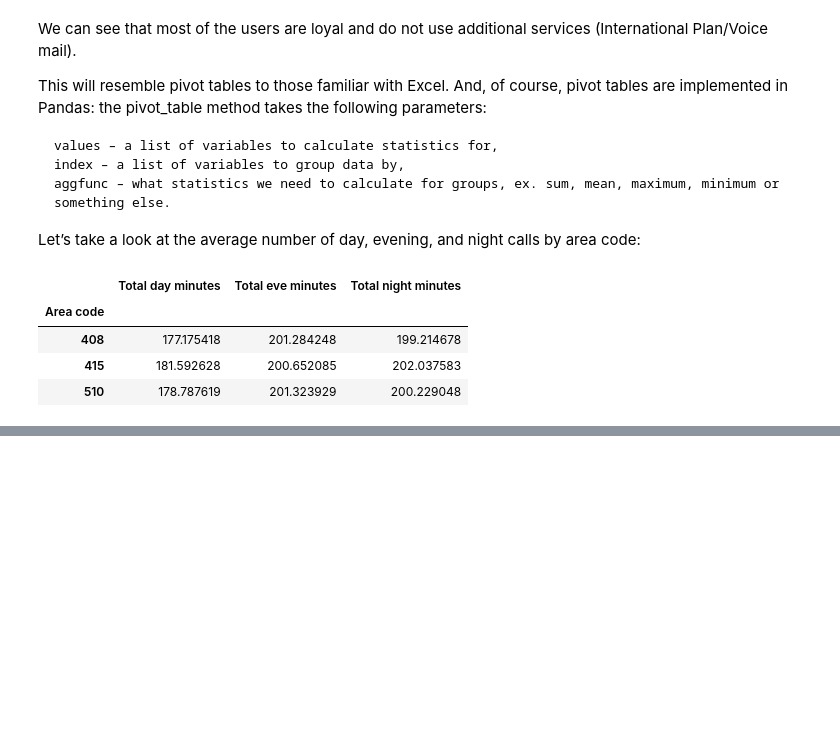
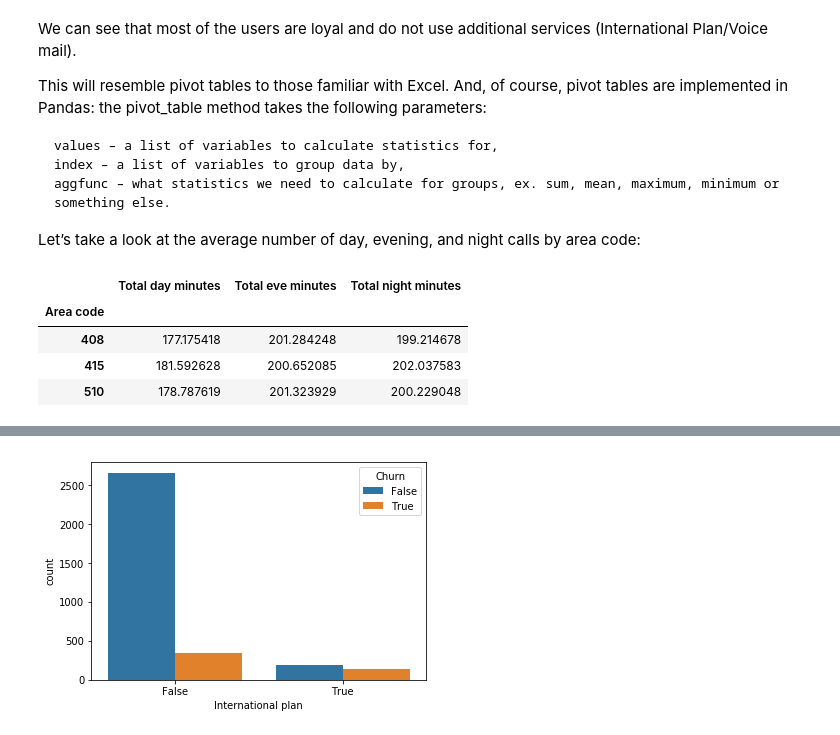
Before and after one commit to udohsolomon/My_python_deliberate_practice, a Jupyter notebook: Python Deliberate Practice Day7 - Churn prediction.ipynb, the cells around one changed output, grey strips where cells are left out. Saved outputs shown, nothing was run; the diff lists cells and outputs as text; code cells hidden in the pictures; blank space fills up the shorter version.

```diff
--- a/Python Deliberate Practice Day7 - Churn prediction.ipynb
+++ b/Python Deliberate Practice Day7 - Churn prediction.ipynb
@@ -416,0 +426,7 @@ df.pivot_table(['Total day minutes', 'Total eve minutes',
+# %%
+total_calls = df['Total day calls'] + df['Total eve calls'] + \
+              df['Total night calls'] + df['Total intl calls']
+df.insert(loc=len(df.columns), column = 'Total calls', value = total_calls)
+# loc parameter is the number of columns after which to insert the Series object
+# we set it to len(df.columns) to paste it at the very end of the dataframe
+df.head()
@@ -416,0 +443,4 @@ df.pivot_table(['Total day minutes', 'Total eve minutes',
+# %%
+df['Total charge'] = df['Total day charge'] + df['Total eve charge'] + \
+                     df['Total night charge'] + df['Total intl charge']
+df.head()
@@ -416,0 +457,4 @@ df.pivot_table(['Total day minutes', 'Total eve minutes',
+# %%
+# get rid of just created columns
+df.drop(['Total charge', 'Total calls'], axis=1, inplace=True)
+df.head()
@@ -416,0 +495,4 @@ df.pivot_table(['Total day minutes', 'Total eve minutes',
+# %%
+sns.countplot(x='International plan', hue='Churn', data=df);
+# %% [output]
+[figure, added]
```
Also changed, not shown: parts of 25 cells of this notebook.
